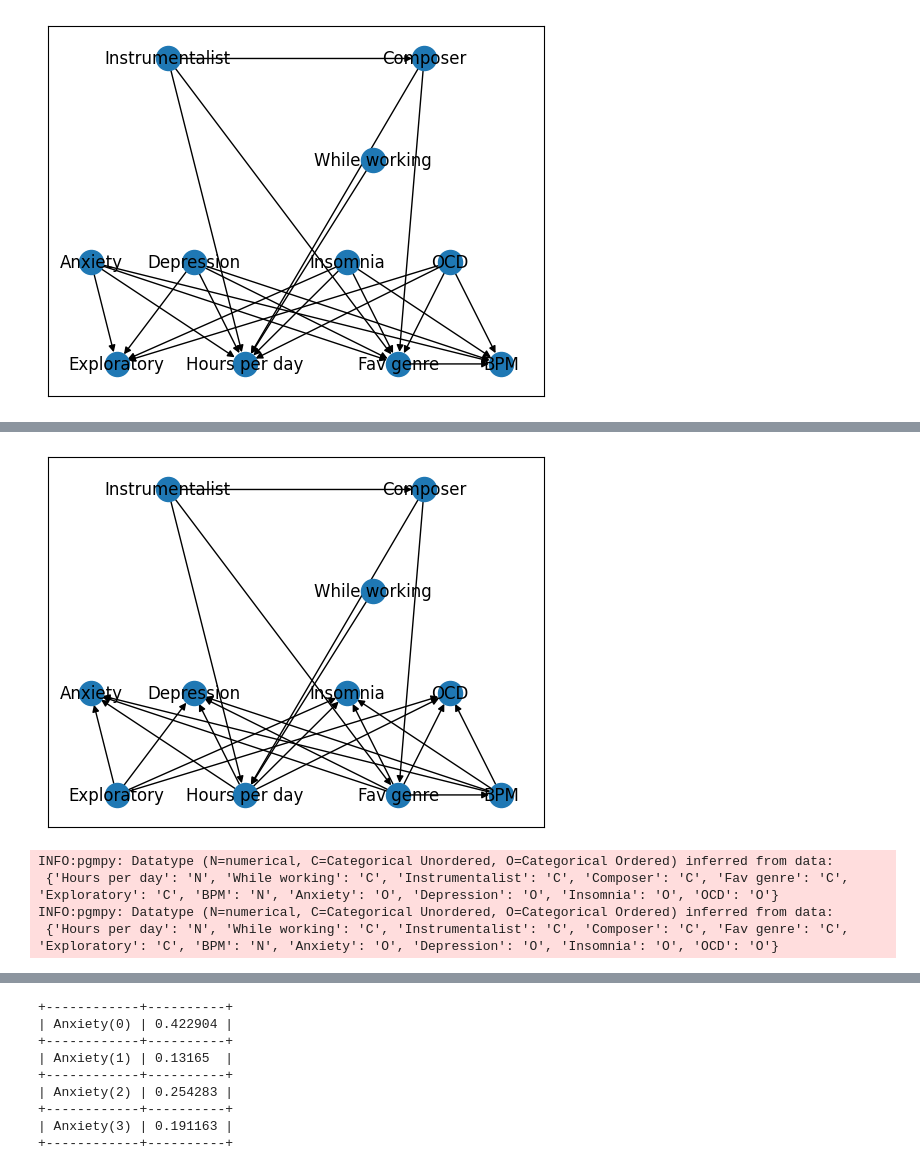
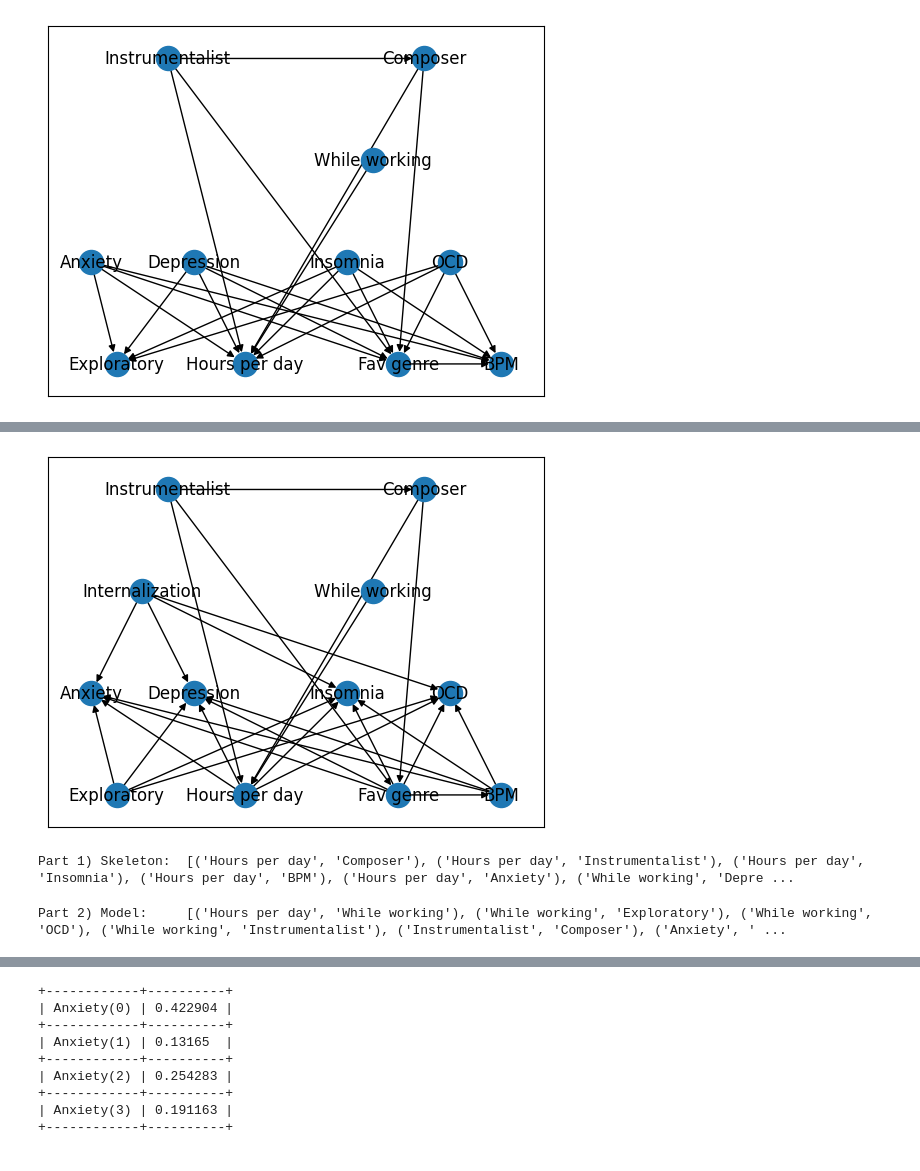
Before and after one commit to KonstantinKanchev/Music-Taste-and-Mental-Health, a Jupyter notebook: first_network.ipynb, the cells around one changed output, grey strips where cells are left out. Saved outputs shown, nothing was run; the diff lists cells and outputs as text; code cells hidden in the pictures.

Commit message:
Added latent networks and a learned structure network

```diff
--- a/first_network.ipynb
+++ b/first_network.ipynb
@@ -94,4 +96,19 @@ taste_causes_mental_health = [
     ('Hours per day', 'OCD'),
     ('Exploratory', 'OCD')
 ] + personal_causes + genre_causes
+
+latent_edges = [
+    ('Internalization', 'Depression'),
+    ('Internalization', 'Anxiety'),
+    ('Internalization', 'Insomnia'),
+    ('Internalization', 'OCD')
+]
+
+mental_health_causes_taste_latent = mental_health_causes_taste + latent_edges
+taste_causes_mental_health_latent = taste_causes_mental_health + latent_edges
+# %%
+BN_mhct = DiscreteBayesianNetwork(mental_health_causes_taste)
+BN_tcmh = DiscreteBayesianNetwork(taste_causes_mental_health)
+BN_mhct_latent = DiscreteBayesianNetwork(mental_health_causes_taste_latent, latents = {"Internalization"})
+BN_tcmh_latent = DiscreteBayesianNetwork(taste_causes_mental_health_latent, latents= {"Internalization"})
 # %%
@@ -119,36 +155,38 @@ nx.draw_networkx(G, pos=pos)
 # %%
-BN_tcmh = DiscreteBayesianNetwork(taste_causes_mental_health)
-
 G = nx.DiGraph()
-G.add_edges_from(BN_tcmh.edges())
+G.add_edges_from(BN_tcmh_latent.edges())
 pos = {'Age': [0.5, -0.5],
         'Instrumentalist': [0.25, -1],
         'Composer': [0.75, -1],
         'While working': [0.65, - 1.5],
+        'Internalization': [0.2, -1.5],
         'Anxiety': [0.1, -2],
         'Depression': [0.3, -2],
         'Insomnia': [0.6, -2],
         'OCD': [0.8, -2],
         'Exploratory': [0.15, -2.5],
         'Hours per day': [0.4, -2.5],
         'Fav genre': [0.7, -2.5],
         'BPM': [0.9, -2.5]
 }
 # plt.subplots(1, 1, figsize=(12, 12))
-nx.draw_networkx(G, pos=pos)
+nx.draw_networkx(G, pos = pos)
 # %% [output]
-[figure, old version]
+[figure, new version]
 # %%
 mhct_copy = copy.deepcopy(BN_mhct)
 tcmh_copy = copy.deepcopy(BN_tcmh)
+mhct_latent_copy = copy.deepcopy(BN_mhct_latent)
+tcmh_latent_copy = copy.deepcopy(BN_tcmh_latent)
 
 mhct_estimator = BayesianEstimator(mhct_copy, df)
 tcmh_estimator = BayesianEstimator(tcmh_copy, df)
 
+mhct_latent_estimator = ExpectationMaximization(mhct_latent_copy, df)
+tcmh_latent_estimator = ExpectationMaximization(tcmh_latent_copy, df)
+
 mhct_estimation = mhct_estimator.get_parameters()
 tcmh_estimation = tcmh_estimator.get_parameters()
+
+mhct_latent_estimation = mhct_latent_estimator.get_parameters(latent_card ={"Internalization": 2})
+tcmh_latent_estimation = tcmh_latent_estimator.get_parameters(latent_card={"Internalization": 2})
-# %% [output]
-INFO:pgmpy: Datatype (N=numerical, C=Categorical Unordered, O=Categorical Ordered) inferred from data:
- {'Hours per day': 'N', 'While working': 'C', 'Instrumentalist': 'C', 'Composer': 'C', 'Fav genre': 'C', 'Exploratory': 'C', 'BPM': 'N', 'Anxiety': 'O', 'Depression': 'O', 'Insomnia': 'O', 'OCD': 'O'}
-INFO:pgmpy: Datatype (N=numerical, C=Categorical Unordered, O=Categorical Ordered) inferred from data:
- {'Hours per day': 'N', 'While working': 'C', 'Instrumentalist': 'C', 'Composer': 'C', 'Fav genre': 'C', 'Exploratory': 'C', 'BPM': 'N', 'Anxiety': 'O', 'Depression': 'O', 'Insomnia': 'O', 'OCD': 'O'}
@@ -154,0 +206,12 @@ INFO:pgmpy: Datatype (N=numerical, C=Categorical Unordered, O=Categorical Ordere
+# %%
+mmhc = MmhcEstimator(df)
+skeleton = mmhc.mmpc()
+print("Part 1) Skeleton: ", skeleton.edges())
+
+# use hill climb search to orient the edges:
+hc = HillClimbSearch(df)
+learned_network = hc.estimate(tabu_length=10, scoring_method=BDeu(df))
+print("Part 2) Model:    ", learned_network.edges())
+# %% [output]
+Part 1) Skeleton:  [('Hours per day', 'Composer'), ('Hours per day', 'Instrumentalist'), ('Hours per day', 'Insomnia'), ('Hours per day', 'BPM'), ('Hours per day', 'Anxiety'), ('While working', 'Depre ...
+Part 2) Model:     [('Hours per day', 'While working'), ('While working', 'Exploratory'), ('While working', 'OCD'), ('While working', 'Instrumentalist'), ('Instrumentalist', 'Composer'), ('Anxiety', ' ...
```
Also changed, not shown: parts of 20 cells of this notebook.
